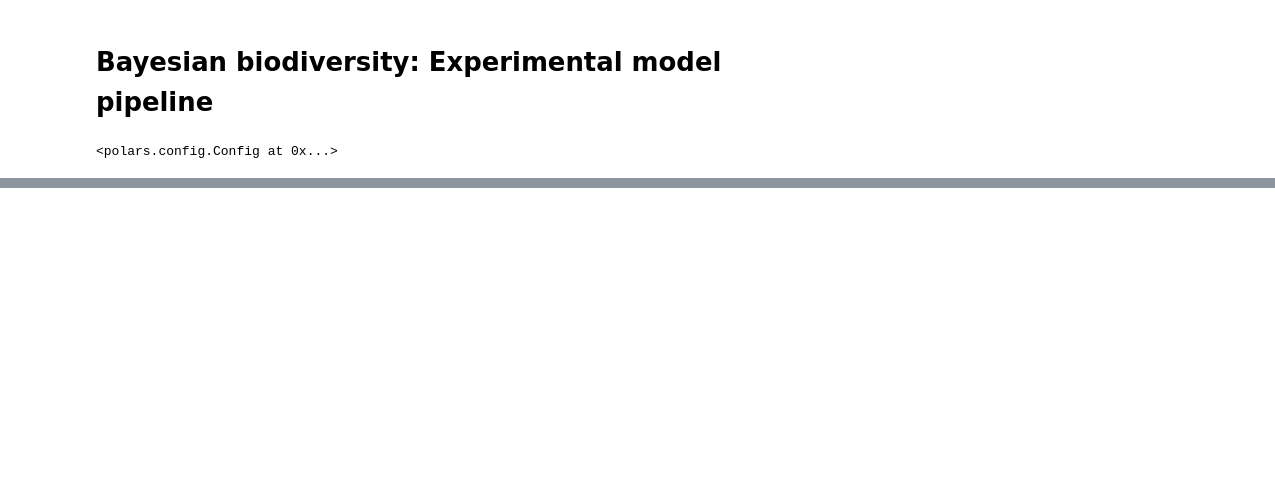
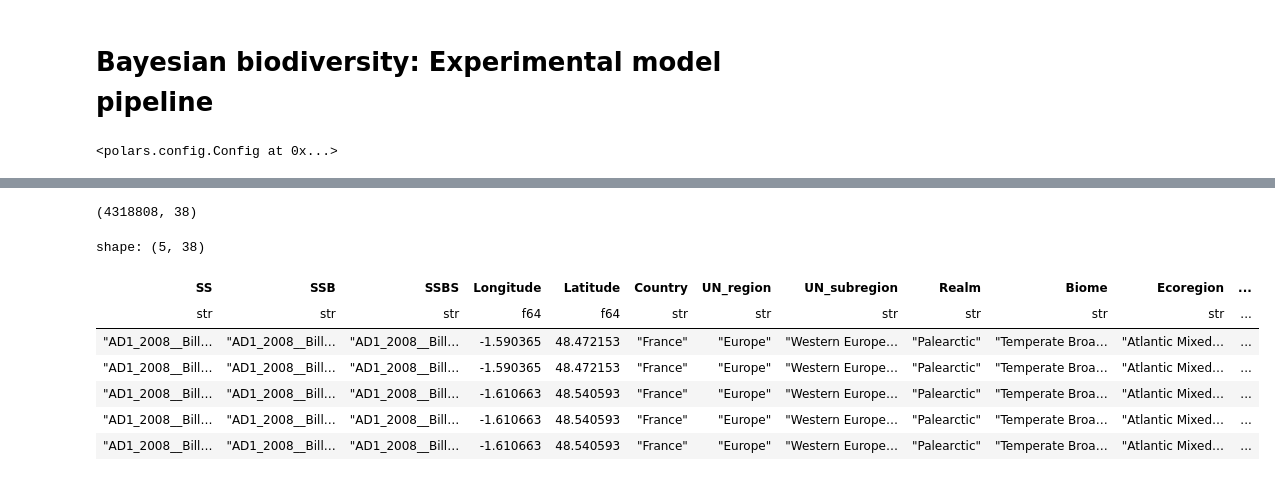
Before and after one commit to j-nystrom/biodiversity-impacts, a Jupyter notebook: notebooks/model_pipeline.ipynb, the cells around one changed output, grey strips where cells are left out. Drawn from its saved outputs; the diff is of its cells as text; code cells hidden in the pictures; blank space fills up the shorter version.

Commit message:
processing and joining of data

```diff
--- a/notebooks/model_pipeline.ipynb
+++ b/notebooks/model_pipeline.ipynb
@@ -17,0 +35,3 @@ pl.Config(tbl_cols=50)
+# %%
+# Load road density data
+df_road_density = pl.read_parquet("../../data/gROADS/output/road_density.parquet")
@@ -21,0 +103,19 @@ df_predicts = pl.read_csv("../../data/PREDICTS/merged_data.csv")
+# %%
+df_predicts_roads = df_predicts.join(
+    df_road_density, on="SSBS", how="left", validate="m:1"
+)
+# %%
+df_predicts_roads.shape
+# %% [output]
+(4318808, 38)
+# %%
+df_predicts_roads.head()
+# %% [output]
+shape: (5, 38)
+| SS | SSB | SSBS | Longitude | Latitude | Country | UN_region | UN_subregion | Realm | Biome | Ecoregion | ... |
+| str | str | str | f64 | f64 | str | str | str | str | str | str | ... |
+| "AD1_2008__Bill… | "AD1_2008__Bill… | "AD1_2008__Bill… | -1.590365 | 48.472153 | "France" | "Europe" | "Western Europe… | "Palearctic" | "Temperate Broa… | "Atlantic Mixed… | ... |
+| "AD1_2008__Bill… | "AD1_2008__Bill… | "AD1_2008__Bill… | -1.590365 | 48.472153 | "France" | "Europe" | "Western Europe… | "Palearctic" | "Temperate Broa… | "Atlantic Mixed… | ... |
+| "AD1_2008__Bill… | "AD1_2008__Bill… | "AD1_2008__Bill… | -1.610663 | 48.540593 | "France" | "Europe" | "Western Europe… | "Palearctic" | "Temperate Broa… | "Atlantic Mixed… | ... |
+| "AD1_2008__Bill… | "AD1_2008__Bill… | "AD1_2008__Bill… | -1.610663 | 48.540593 | "France" | "Europe" | "Western Europe… | "Palearctic" | "Temperate Broa… | "Atlantic Mixed… | ... |
+| "AD1_2008__Bill… | "AD1_2008__Bill… | "AD1_2008__Bill… | -1.610663 | 48.540593 | "France" | "Europe" | "Western Europe… | "Palearctic" | "Temperate Broa… | "Atlantic Mixed… | ... |
```
Also changed, not shown: parts of 24 cells of this notebook.
